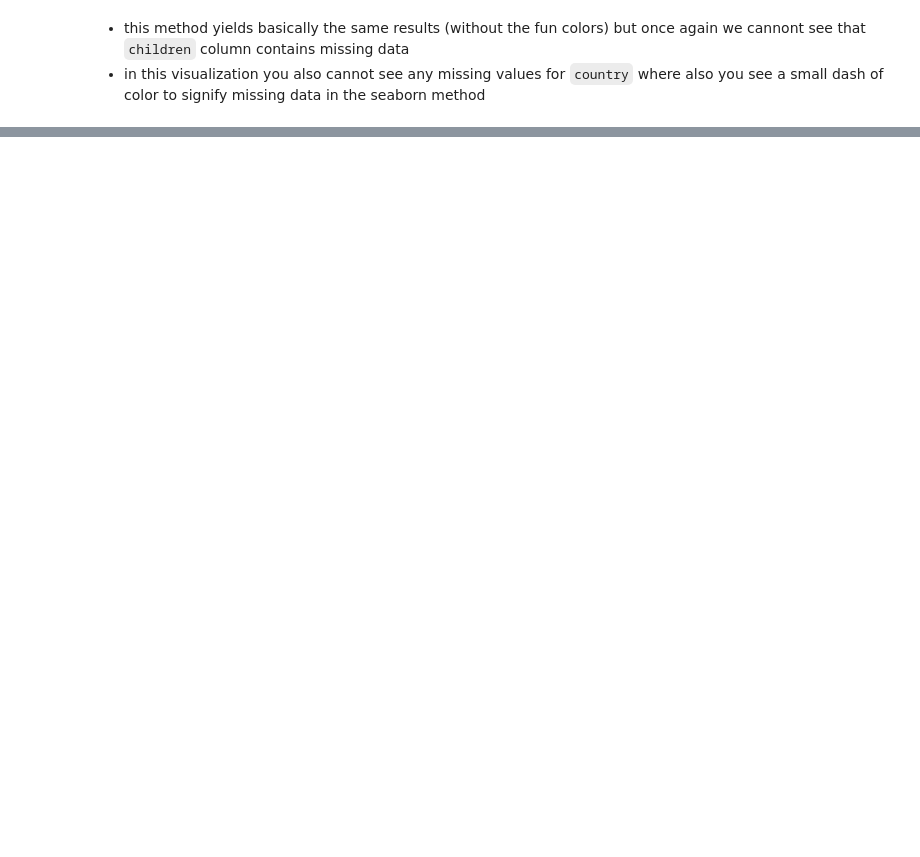
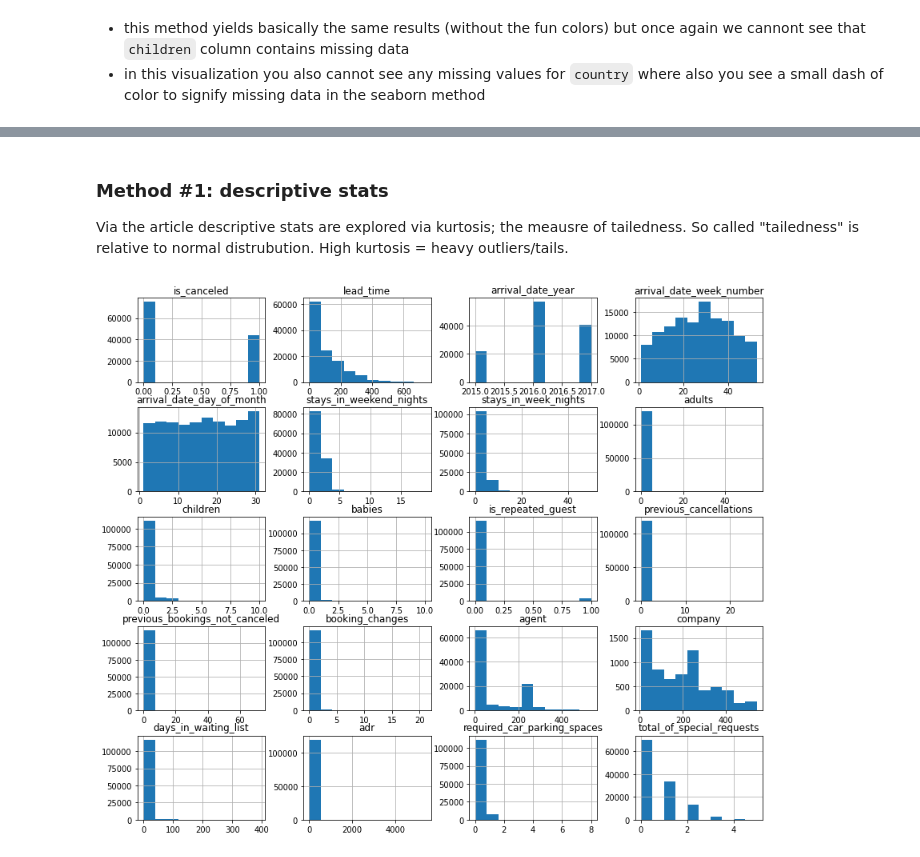
Before and after one commit to ELBrown11/CleaningHotelData, a Jupyter notebook: DataCleaning.ipynb, the cells around one changed output, grey strips where cells are left out. Saved outputs shown, nothing was run; the diff lists cells and outputs as text; code cells hidden in the pictures; blank space fills up the shorter version.

```diff
--- a/DataCleaning.ipynb
+++ b/DataCleaning.ipynb
@@ -130,0 +199,7 @@ missing_by_row.hist(bins=50)
+# %% [markdown]
+### **Method #1: descriptive stats**
+Via the article descriptive stats are explored via kurtosis; the meausre of tailedness. So called "tailedness" is relative to normal distrubution. High kurtosis = heavy  outliers/tails.
+# %%
+hotel_df.hist(bins=10, figsize=(14,12));
+# %% [output]
+[figure, added]
```
Also changed, not shown: parts of 29 cells of this notebook.
